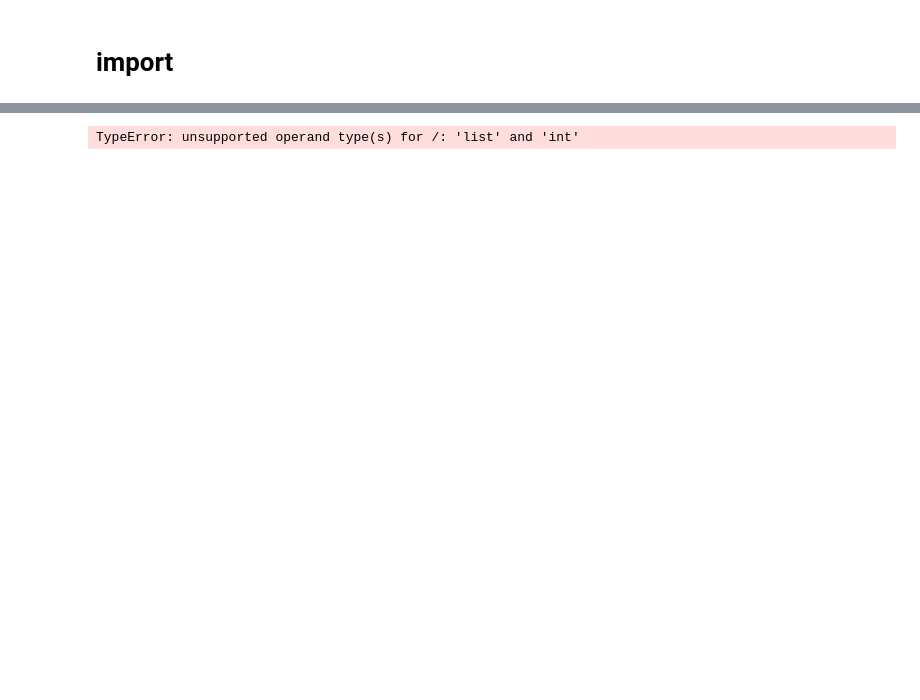
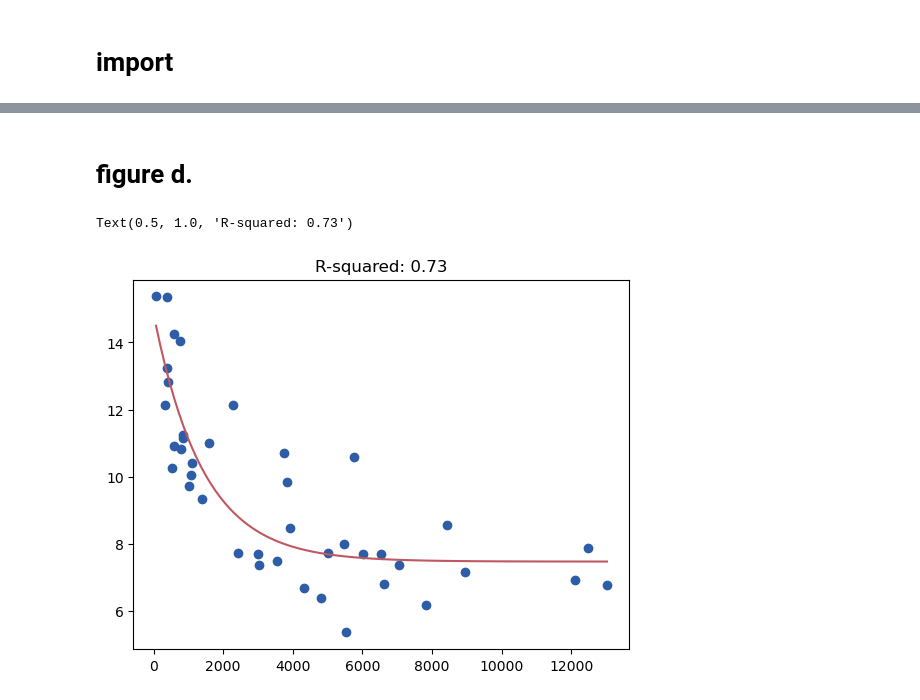
Before and after one commit to EmmettJT/procedural_replay_paper_2025, a Jupyter notebook: ED_1/ED1_plots.ipynb, the cells around one changed output, grey strips where cells are left out. Drawn from its saved outputs; the diff is of its cells as text; code cells hidden in the pictures; blank space fills up the shorter version.

```diff
--- a/ED_1/ED1_plots.ipynb
+++ b/ED_1/ED1_plots.ipynb
@@ -10,7 +49,8 @@ import pandas as pd
+# %% [markdown]
+# figure d.
 # %%
-# reload origional  out_df
-out_df = pd.read_csv(r"Z:\projects\Emmett\tracking_analysis\training_tracking\all_extracted_standard_deviations.csv")
-
+# reload origional df
+out_df = ed1_data_dict['out_df']
 
 mean_stds = []
 tstarts = []
@@ -18,7 +58,8 @@ for index,t_start in enumerate(out_df.trials_at_start):
     tstarts += [t_start]
     mean_std = np.mean([out_df.std1.values[index],out_df.std2.values[index],out_df.std3.values[index],out_df.std4.values[index]])
     mean_stds += [mean_std/out_df.dist_per_cm[index]]
-
+mean_stds = np.array(mean_stds)[np.argsort(tstarts)]
+tstarts = np.array(tstarts)[np.argsort(tstarts)]
 
 # Define the function to fit
 def func(x, a, b, c):
@@ -26,31 +67,32 @@ def func(x, a, b, c):
 
 ydata = mean_stds* 100
 xdata = tstarts/tstarts[-1]
 
 # initial guesses
 a0 = ydata[0] - ydata[-1]
 b0 = 1 / (max(xdata) - min(xdata))
 c0 = ydata[-1]
 
 p0 = [a0, b0, c0]
 
 # Fit the data
 popt, pcov = curve_fit(func, xdata, ydata,p0=p0, maxfev=5000)
 
 # Calculate R-squared
 residuals = ydata - func(xdata, *popt)
 ss_res = np.sum(residuals**2)
 ss_tot = np.sum((ydata - np.mean(ydata))**2)
 r_squared = 1 - (ss_res / ss_tot)
 
 # Generate points for the fitted curve
 xfit = np.linspace(min(xdata), max(xdata), 100)
 yfit = func(xfit, *popt)
 
 # Plot the results
 plt.scatter(xdata* tstarts[-1], ydata, color = '#2E5DA7')
 plt.plot(xfit * tstarts[-1], yfit, '-', color = '#BF5860')
 plt.title(f'R-squared: {r_squared:.2f}')
 # plt.show()
 # %% [output]
-TypeError: unsupported operand type(s) for /: 'list' and 'int'
+Text(0.5, 1.0, 'R-squared: 0.73')
+[figure, added]
```
Also changed, not shown: parts of 6 cells of this notebook, 13 other files.
